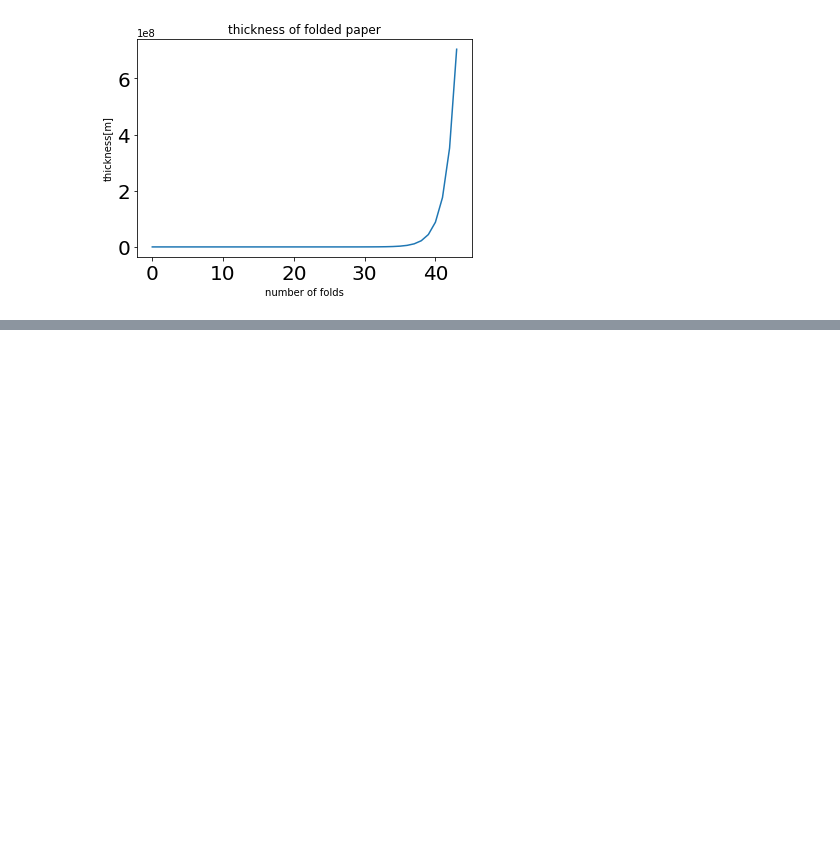
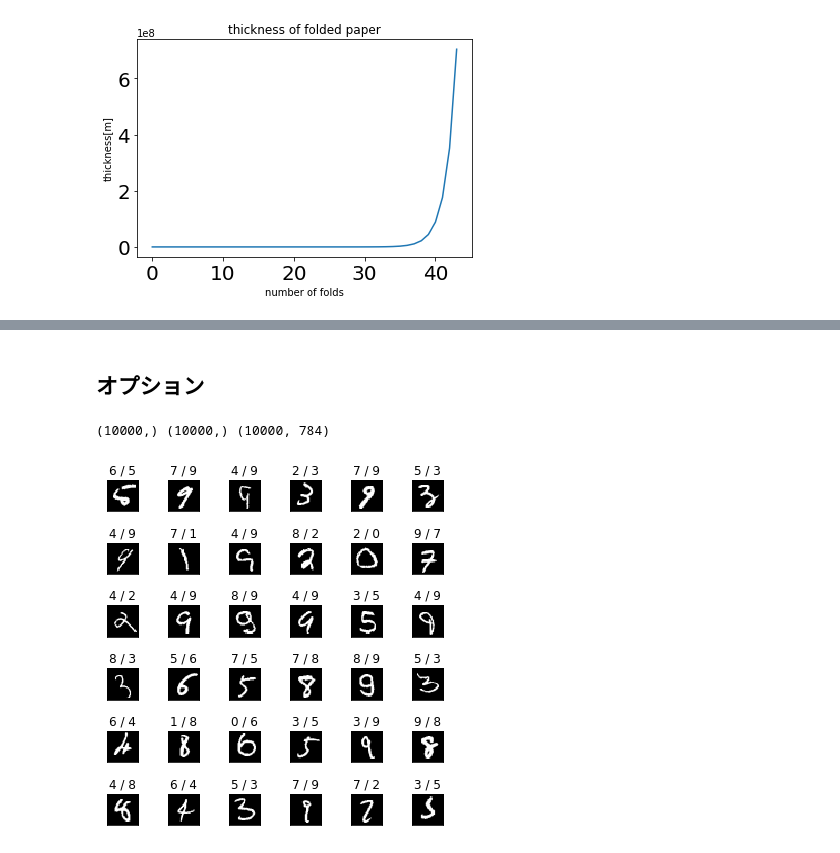
Before and after one commit to savslug/worksample, a Jupyter notebook: 2_example_answer.ipynb, the cells around one changed output, grey strips where cells are left out. Cells and saved outputs as stored; diff of their text form; code cells hidden in the pictures; blank space fills up the shorter version.

```diff
--- a/2_example_answer.ipynb
+++ b/2_example_answer.ipynb
@@ -229,0 +596,10 @@ plt.plot(record)
+# %%
+from sklearn.metrics import confusion_matrix,accuracy_score
+
+y_pred=np.argmax(NN.predict(X_test),axis=1)
+
+#Confusion matrix
+print(confusion_matrix(y_test,y_pred))
+
+#正答率を確認する
+print(accuracy_score(y_test,y_pred))
@@ -229,0 +618,38 @@ plt.plot(record)
+# %% [markdown]
+## オプション
+# %%
+"""
+#ここ誤字
+誤分類結果を並べて表示する。画像の上の表示は「推定結果/正解」である。
+
+Parameters:
+----------
+y_pred : 推定値のndarray (n_samples,)
+y_val : 検証用データの正解ラベル(n_samples,)
+X_val : 検証用データの特徴量（n_samples, n_features)
+"""
+
+y_pred=np.argmax(NN.predict(X_test),axis=1)
+y_val=y_test
+X_val=X_test
+print(y_pred.shape,y_val.shape,X_val.shape)
+
+import numpy as np
+import matplotlib.pyplot as plt
+
+num = 36 # いくつ表示するか
+
+true_false = y_pred==y_val
+false_list = np.where(true_false==False)[0].astype(np.int)
+
+if false_list.shape[0] < num:
+    num = false_list.shape[0]
+fig = plt.figure(figsize=(6, 6))
+fig.subplots_adjust(left=0, right=0.8,  bottom=0, top=0.8, hspace=1, wspace=0.5)
+for i in range(num):
+    ax = fig.add_subplot(6, 6, i + 1, xticks=[], yticks=[])
+    ax.set_title("{} / {}".format(y_pred[false_list[i]],y_val[false_list[i]]))
+    ax.imshow(X_val.reshape(-1,28,28)[false_list[i]], cmap='gray')
+# %% [output]
+(10000,) (10000,) (10000, 784)
+[figure, added]
```
Also changed, not shown: parts of 22 cells of this notebook, 1 other file.
